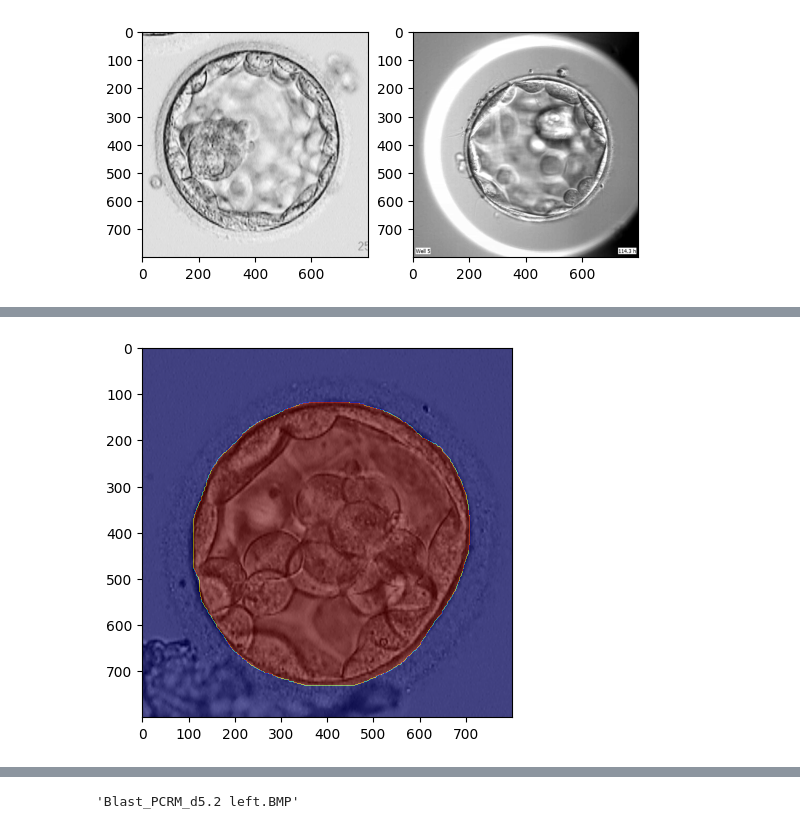
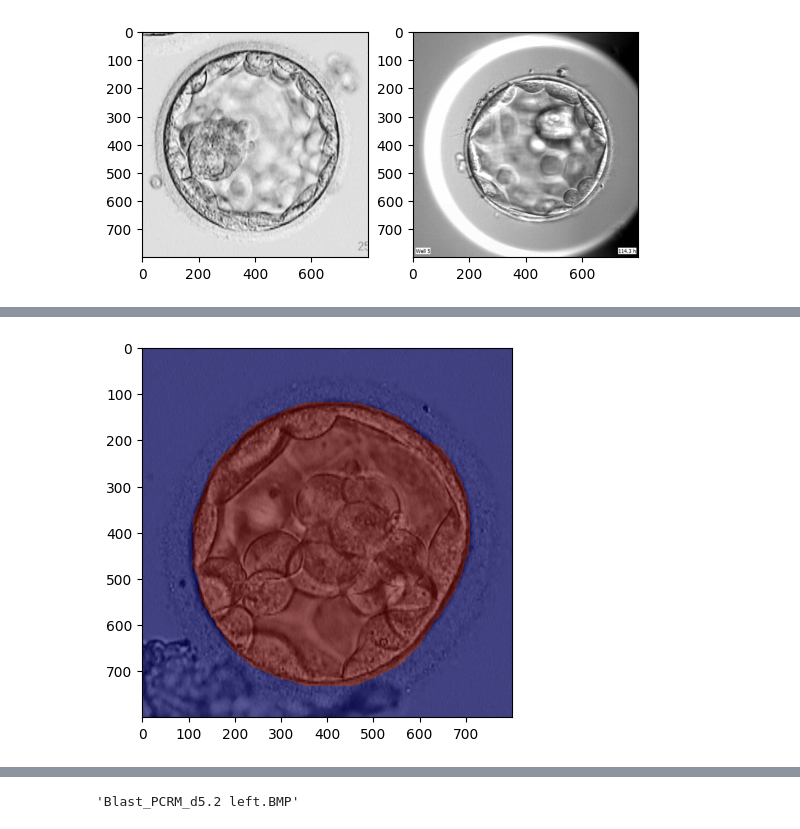
Before and after one commit to KoenKwakkenbos/Blastocyst-Segmentation, a Jupyter notebook: notebooks/static_dataset.ipynb, the cells around one changed output, grey strips where cells are left out. Saved outputs shown, nothing was run; the diff lists cells and outputs as text; code cells hidden in the pictures.

```diff
--- a/notebooks/static_dataset.ipynb
+++ b/notebooks/static_dataset.ipynb
@@ -158,10 +264,10 @@ test_masks = np.array([read_image(MASK_PATH + file[:-4] + ' ZP_Mask_binary.bmp')
 # %%
 plt.figure()
 plt.imshow(test_images[0,], cmap='gray')
-plt.imshow(test_masks[0,], cmap='jet', alpha=0.5)
+plt.imshow(test_masks[0,], cmap='jet', alpha=0.5, interpolation='nearest')
 plt.show()
 # %% [output]
-[figure, old version]
+[figure, new version]
 # %%
 test_image_predictions = model.predict(test_images, batch_size=2)
 # %% [output]
```
Also changed, not shown: parts of 16 cells of this notebook, 17 other files.
